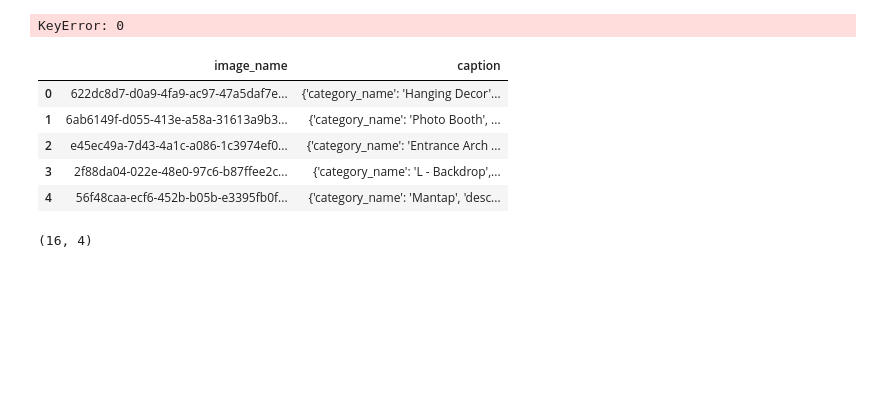
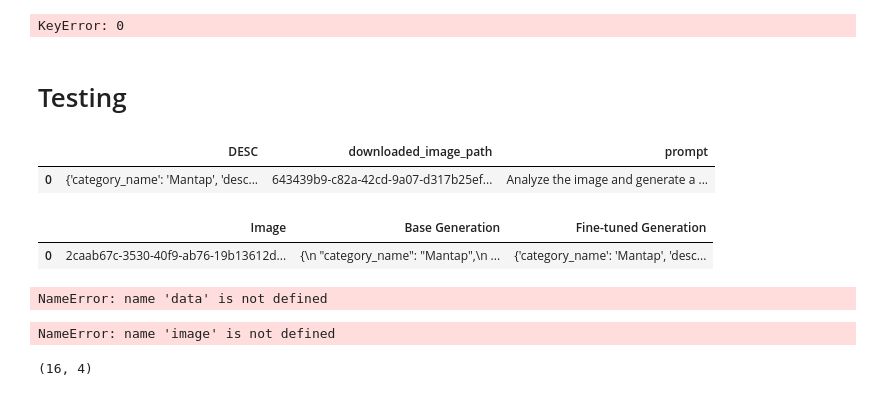
Before and after one commit to Farhan9801/joycaption, a Jupyter notebook: finetuning/training_and_inference.ipynb, the cells around one changed output. Saved outputs shown, nothing was run; the diff lists cells and outputs as text; code cells hidden in the pictures; blank space fills up the shorter version.

```diff
--- a/finetuning/training_and_inference.ipynb
+++ b/finetuning/training_and_inference.ipynb
@@ -520,14 +592,17 @@ for i, j in data.items():
     break
 # %% [output]
 KeyError: 0
+# %% [markdown]
+# Testing
+# %%
+test_df.head(1)
+# %% [output]
+|  | DESC | downloaded_image_path | prompt |
+| 0 | {'category_name': 'Mantap', 'desc... | 643439b9-c82a-42cd-9a07-d317b25ef... | Analyze the image and generate a ... |
 # %%
-data = pd.read_csv("/Users/betterhalf/Downloads/image_captions (1).csv")
+data = pd.read_csv("tested_images.csv")
 # %%
-data.head()
+data.head(1)
 # %% [output]
-|  | image_name | caption |
-| 0 | 622dc8d7-d0a9-4fa9-ac97-47a5daf7e... | {'category_name': 'Hanging Decor'... |
-| 1 | 6ab6149f-d055-413e-a58a-31613a9b3... | {'category_name': 'Photo Booth', ... |
-| 2 | e45ec49a-7d43-4a1c-a086-1c3974ef0... | {'category_name': 'Entrance Arch ... |
-| 3 | 2f88da04-022e-48e0-97c6-b87ffee2c... | {'category_name': 'L - Backdrop',... |
-| 4 | 56f48caa-ecf6-452b-b05b-e3395fb0f... | {'category_name': 'Mantap', 'desc... |
+|  | Image | Base Generation | Fine-tuned Generation |
+| 0 | 2caab67c-3530-40f9-ab76-19b13612d... | {\n "category_name": "Mantap",\n ... | {'category_name': 'Mantap', 'desc... |
@@ -534,3 +618,17 @@ data.head()
+# %%
+x = data.sample(1)
+image = x['Image'].values
+x
+# %% [output]
+NameError: name 'data' is not defined
+# %%
+from PIL import Image
+
+img = 'downloaded_images/' + image[0]
+img = Image.open(img)
+img
+# %% [output]
+NameError: name 'image' is not defined
 # %%
 data = data.rename({"image_name": "downloaded_image_path"}, axis = 1)
 # %%
```
Also changed, not shown: parts of 33 cells of this notebook, 5 other files.
